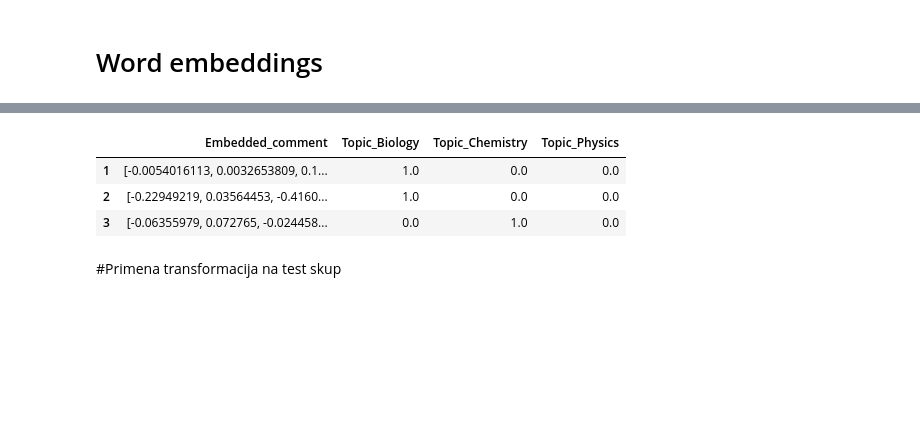
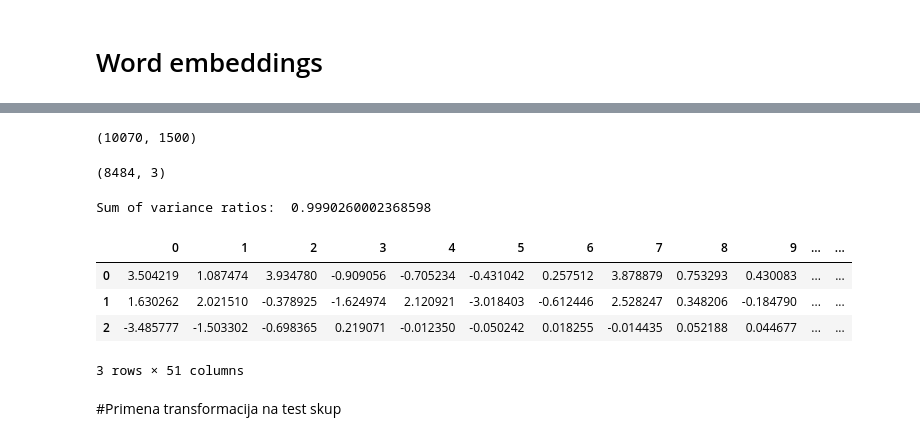
Before and after one commit to MATF-istrazivanje-podataka-1/2023_Data_Mining_Physics_vs_Chemistry_vs_Biology_Dataset, a Jupyter notebook: klasifikacija/1.ipynb, the cells around one changed output, grey strips where cells are left out. Cells and saved outputs as stored; diff of their text form; code cells hidden in the pictures; blank space fills up the shorter version.

Commit message:
preprocss

```diff
--- a/klasifikacija/1.ipynb
+++ b/klasifikacija/1.ipynb
@@ -413,13 +491,34 @@ def embed_comment(tokens):
+# %%
+x_vecs = np.asarray([sequencer.textToVector(" ".join(seq)) for seq in sentences])
+# %%
+print(x_vecs.shape)
+# %% [output]
+(10070, 1500)
+# %%
+print(df.shape)
+# %% [output]
+(8484, 3)
+# %%
+pca_model = PCA(n_components=50)
+x_vecs = pca_model.fit_transform(x_vecs)
+print("Sum of variance ratios: ",sum(pca_model.explained_variance_ratio_))
+# %% [output]
+Sum of variance ratios:  0.9990260002368598
+# %%
+X_train = x_vecs[:8484]
+X_test = x_vecs[8484:]
+# %%
+y=data['Topic']
+y=le.fit_transform(y)
 # %%
-df["Embedded_comment"] = df["Comment"].apply(preprocess).apply(embed_comment)
-
-embedded_df = pd.concat([df["Embedded_comment"], pd.DataFrame(encoded_topics, columns=topic_names)], axis=1)
+embedded_df = pd.concat([pd.DataFrame(X_train), pd.DataFrame(y)], axis=1)
 embedded_df.head(3)
 # %% [output]
-|  | Embedded_comment | Topic_Biology | Topic_Chemistry | Topic_Physics |
-| 1 | [-0.0054016113, 0.0032653809, 0.1... | 1.0 | 0.0 | 0.0 |
-| 2 | [-0.22949219, 0.03564453, -0.4160... | 1.0 | 0.0 | 0.0 |
-| 3 | [-0.06355979, 0.072765, -0.024458... | 0.0 | 1.0 | 0.0 |
+|  | 0 | 1 | 2 | 3 | 4 | 5 | 6 | 7 | 8 | 9 | ... | ... |
+| 0 | 3.504219 | 1.087474 | 3.934780 | -0.909056 | -0.705234 | -0.431042 | 0.257512 | 3.878879 | 0.753293 | 0.430083 | ... | ... |
+| 1 | 1.630262 | 2.021510 | -0.378925 | -1.624974 | 2.120921 | -3.018403 | -0.612446 | 2.528247 | 0.348206 | -0.184790 | ... | ... |
+| 2 | -3.485777 | -1.503302 | -0.698365 | 0.219071 | -0.012350 | -0.050242 | 0.018255 | -0.014435 | 0.052188 | 0.044677 | ... | ... |
+3 rows × 51 columns
 # %%
 embedded_df.to_csv('train_data_embedded.csv', index=False)
 # %% [markdown]
```
Also changed, not shown: parts of 32 cells of this notebook.
